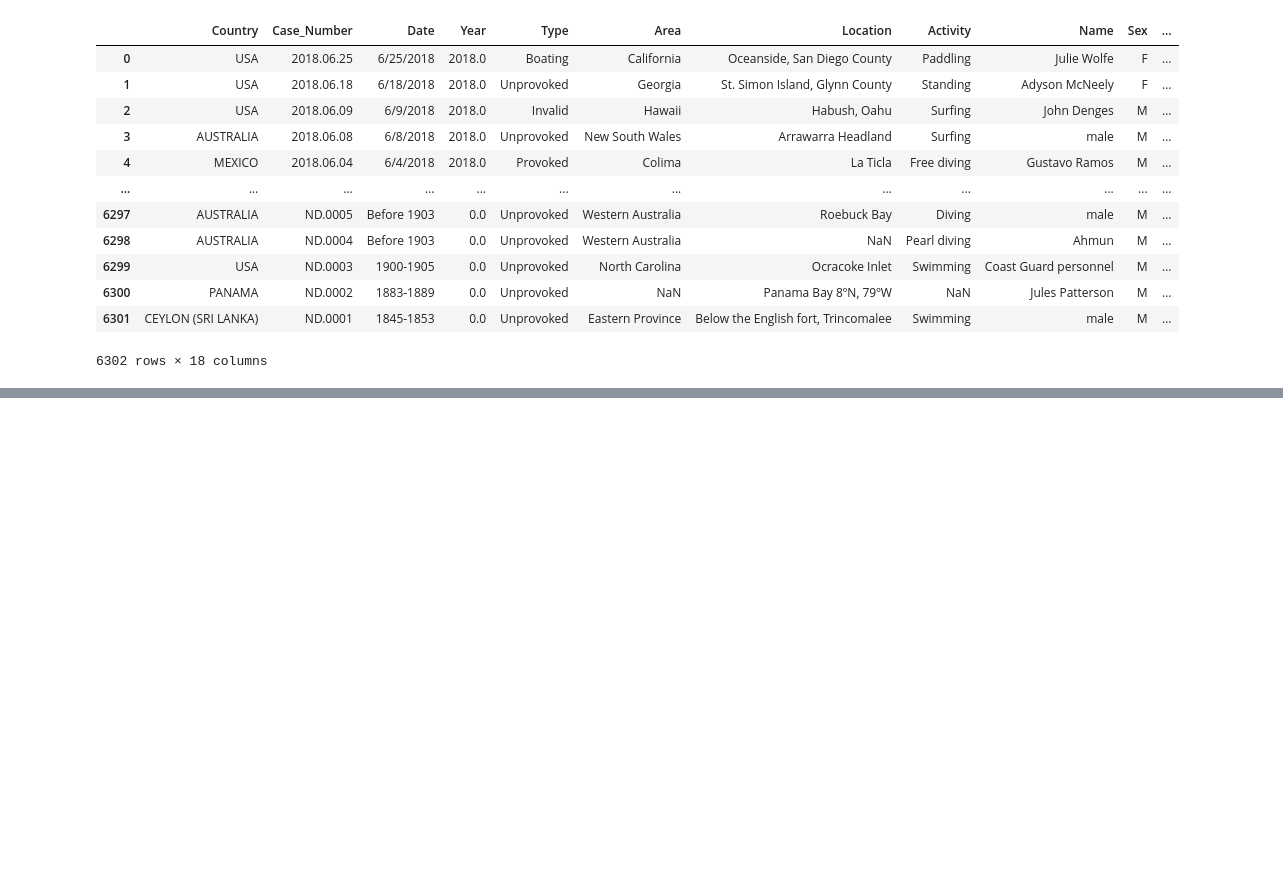
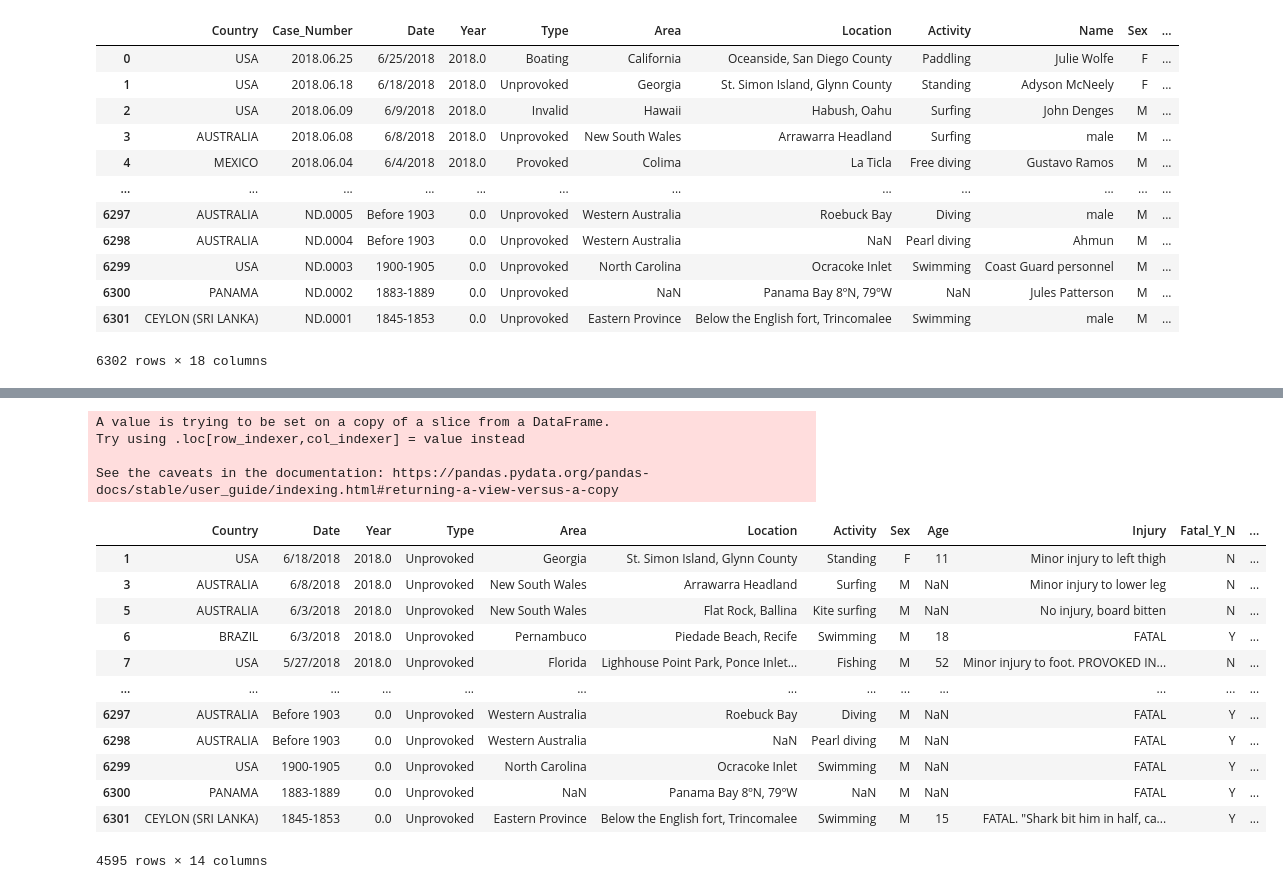
Before and after one commit to gcolareta/Shark_Attacks, a Jupyter notebook: Final_Project.ipynb, the cells around one changed output, grey strips where cells are left out. Saved outputs shown, nothing was run; the diff lists cells and outputs as text; code cells hidden in the pictures; blank space fills up the shorter version.

```diff
--- a/Final_Project.ipynb
+++ b/Final_Project.ipynb
@@ -56,0 +145,24 @@ attacks_raw_df
+# %%
+# Add Month column to extract the month of the attack
+unprovoked_attacks_df['Month'] = ''
+# %% [output]
+A value is trying to be set on a copy of a slice from a DataFrame.
+Try using .loc[row_indexer,col_indexer] = value instead
+
+See the caveats in the documentation: https://pandas.pydata.org/pandas-docs/stable/user_guide/indexing.html#returning-a-view-versus-a-copy
+# %%
+unprovoked_attacks_df
+# %% [output]
+|  | Country | Date | Year | Type | Area | Location | Activity | Sex | Age | Injury | Fatal_Y_N | ... |
+| 1 | USA | 6/18/2018 | 2018.0 | Unprovoked | Georgia | St. Simon Island, Glynn County | Standing | F | 11 | Minor injury to left thigh | N | ... |
+| 3 | AUSTRALIA | 6/8/2018 | 2018.0 | Unprovoked | New South Wales | Arrawarra Headland | Surfing | M | NaN | Minor injury to lower leg | N | ... |
+| 5 | AUSTRALIA | 6/3/2018 | 2018.0 | Unprovoked | New South Wales | Flat Rock, Ballina | Kite surfing | M | NaN | No injury, board bitten | N | ... |
+| 6 | BRAZIL | 6/3/2018 | 2018.0 | Unprovoked | Pernambuco | Piedade Beach, Recife | Swimming | M | 18 | FATAL | Y | ... |
+| 7 | USA | 5/27/2018 | 2018.0 | Unprovoked | Florida | Lighhouse Point Park, Ponce Inlet... | Fishing | M | 52 | Minor injury to foot. PROVOKED IN... | N | ... |
+| ... | ... | ... | ... | ... | ... | ... | ... | ... | ... | ... | ... | ... |
+| 6297 | AUSTRALIA | Before 1903 | 0.0 | Unprovoked | Western Australia | Roebuck Bay | Diving | M | NaN | FATAL | Y | ... |
+| 6298 | AUSTRALIA | Before 1903 | 0.0 | Unprovoked | Western Australia | NaN | Pearl diving | M | NaN | FATAL | Y | ... |
+| 6299 | USA | 1900-1905 | 0.0 | Unprovoked | North Carolina | Ocracoke Inlet | Swimming | M | NaN | FATAL | Y | ... |
+| 6300 | PANAMA | 1883-1889 | 0.0 | Unprovoked | NaN | Panama Bay 8ºN, 79ºW | NaN | M | NaN | FATAL | Y | ... |
+| 6301 | CEYLON (SRI LANKA) | 1845-1853 | 0.0 | Unprovoked | Eastern Province | Below the English fort, Trincomalee | Swimming | M | 15 | FATAL. "Shark bit him in half, ca... | Y | ... |
+4595 rows × 14 columns
```
Also changed, not shown: parts of 14 cells of this notebook, 1 other file.
